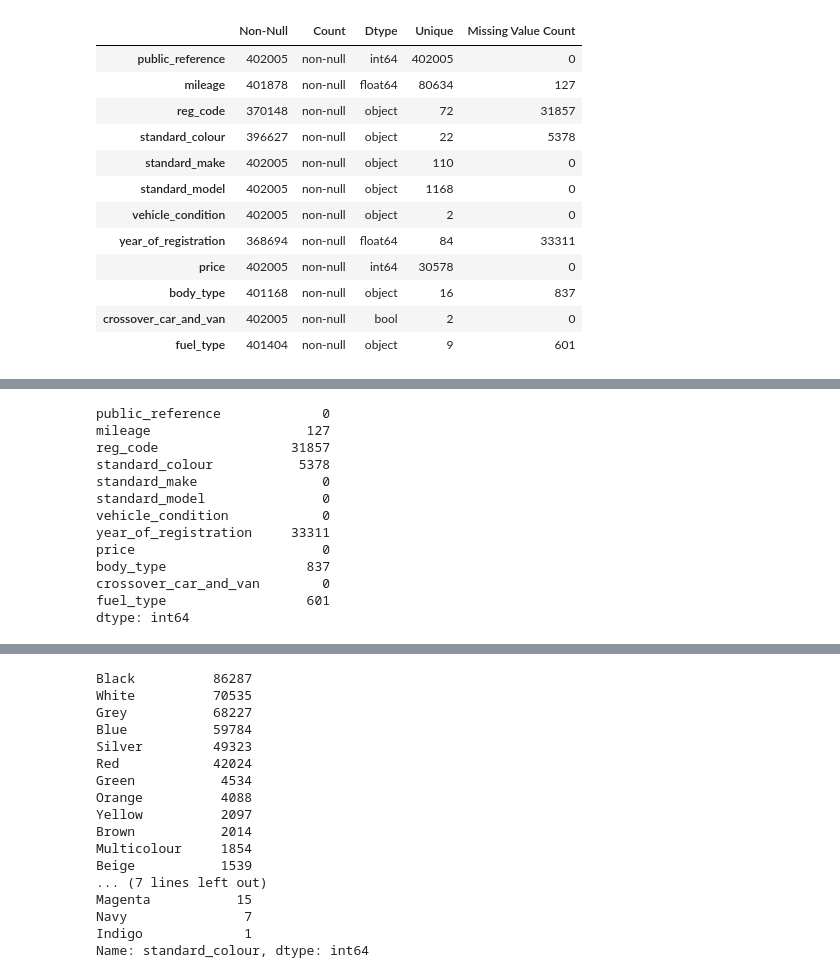
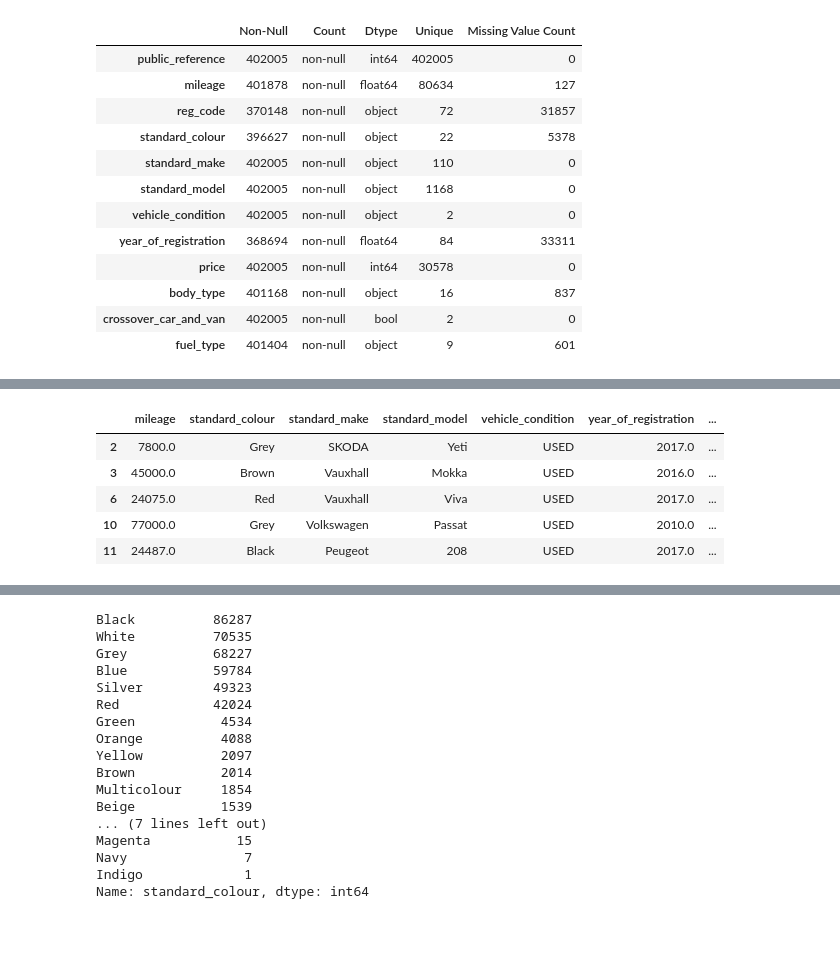
Before and after one commit to kessingtonosazee/GCP_Project_1, a Jupyter notebook: assessment_rrr.ipynb, the cells around one changed output, grey strips where cells are left out. Saved outputs shown, nothing was run; the diff lists cells and outputs as text; code cells hidden in the pictures; blank space fills up the shorter version.

```diff
--- a/assessment_rrr.ipynb
+++ b/assessment_rrr.ipynb
@@ -461,0 +363,11 @@ missing_value_counts_df
+# %%
+# Drop columns coloums with high cardinality
+df = df.drop(columns = ['public_reference','reg_code'])
+df.head()
+# %% [output]
+|  | mileage | standard_colour | standard_make | standard_model | vehicle_condition | year_of_registration | ... |
+| 2 | 7800.0 | Grey | SKODA | Yeti | USED | 2017.0 | ... |
+| 3 | 45000.0 | Brown | Vauxhall | Mokka | USED | 2016.0 | ... |
+| 6 | 24075.0 | Red | Vauxhall | Viva | USED | 2017.0 | ... |
+| 10 | 77000.0 | Grey | Volkswagen | Passat | USED | 2010.0 | ... |
+| 11 | 24487.0 | Black | Peugeot | 208 | USED | 2017.0 | ... |
@@ -463,29 +383,3 @@ missing_value_counts_df
 # create lists for numerical and categorical features
 num = ['mileage', 'year_of_registration']
 cat = ['reg_code', 'standard_colour', 'standard_make','standard_model','vehicle_condition', 'body_type', 'crossover_car_and_van','fuel_type']
-# %%
-# Calculate descriptive statistics
-num_stat = df1[num].describe()
-cat_stat = df1.describe(include = object)
-bool_stat = df1.describe(include = bool)
-
-# Concatenate along the rows (axis=0)
-summary = pd.concat([num_stat, cat_stat, bool_stat], axis=1, ignore_index=False)
-summary
-
-# Check for missing values
-print(df1.isnull().sum())
-# %% [output]
-public_reference             0
-mileage                    127
-reg_code                 31857
-standard_colour           5378
-standard_make                0
-standard_model               0
-vehicle_condition            0
-year_of_registration     33311
-price                        0
-body_type                  837
-crossover_car_and_van        0
-fuel_type                  601
-dtype: int64
```
Also changed, not shown: parts of 38 cells of this notebook.
